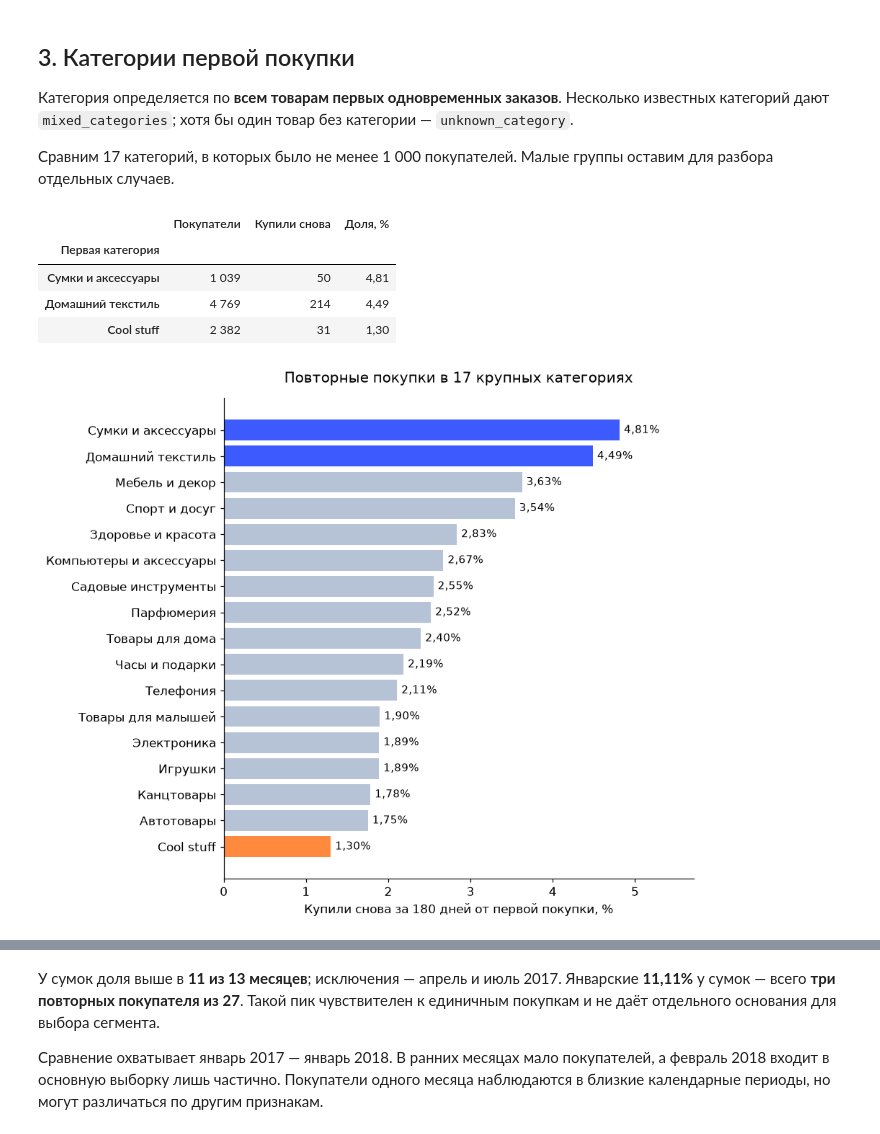
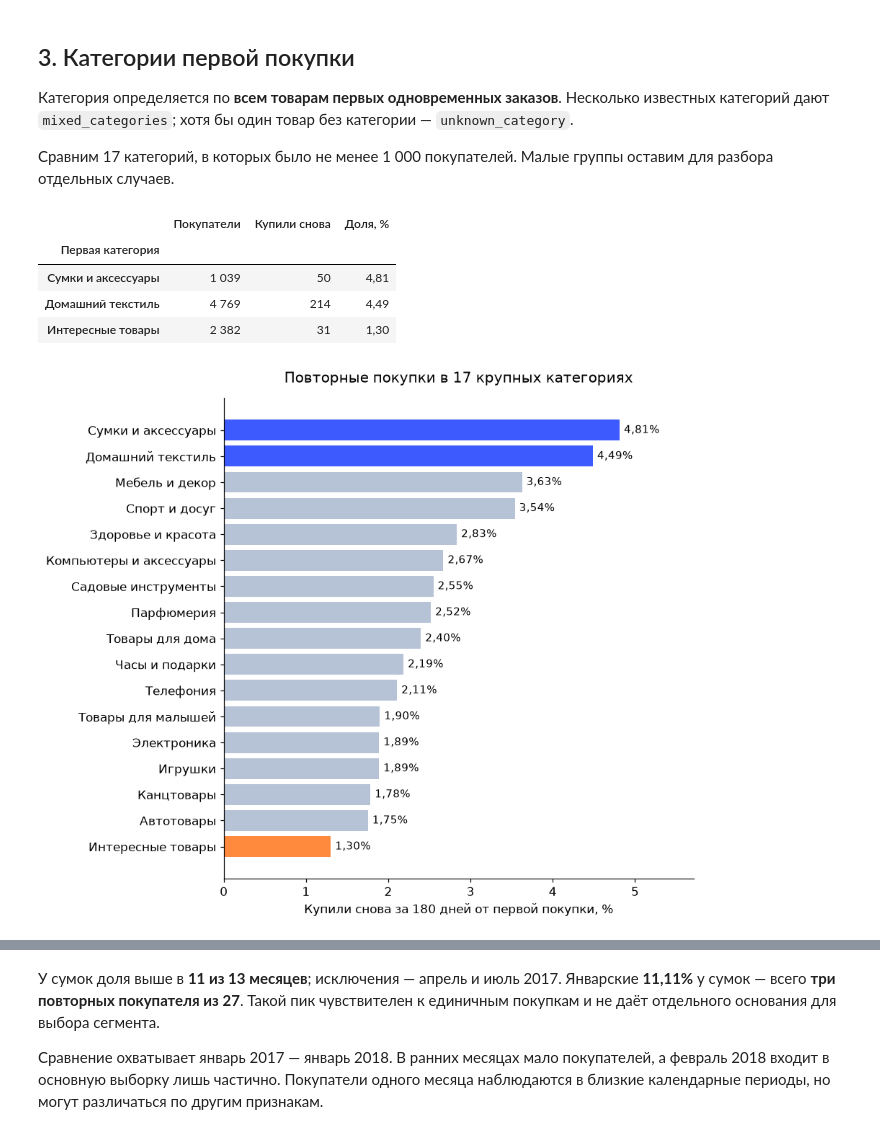
Before and after one commit to Alina-lab/ecommerce-retention-analysis, a Jupyter notebook: olist_retention_analysis.ipynb, the cells around one changed output, grey strips where cells are left out. Cells and saved outputs as stored; diff of their text form; code cells hidden in the pictures.

```diff
--- a/olist_retention_analysis.ipynb
+++ b/olist_retention_analysis.ipynb
@@ -81,35 +75,35 @@ names = {
     "health_beauty": "Здоровье и красота",
     "furniture_decor": "Мебель и декор",
     "computers_accessories": "Компьютеры и аксессуары",
     "housewares": "Товары для дома",
     "toys": "Игрушки",
-    "cool_stuff": "Cool stuff",
+    "cool_stuff": "Интересные товары",
     "watches_gifts": "Часы и подарки",
     "telephony": "Телефония",
     "garden_tools": "Садовые инструменты",
     "perfumery": "Парфюмерия",
     "auto": "Автотовары",
     "baby": "Товары для малышей",
     "stationery": "Канцтовары",
     "electronics": "Электроника",
     "fashion_bags_accessories": "Сумки и аксессуары",
 }
 categories = data.groupby("first_category")["returned_180"].agg(
     buyers="size", returned_buyers="sum"
 )
 categories["repeat_rate_pct"] = categories["returned_buyers"] / categories["buyers"] * 100
 selected = ["fashion_bags_accessories", "bed_bath_table", "cool_stuff"]
 category_table = categories.loc[selected].rename(index=names, columns={
     "buyers": "Покупатели", "returned_buyers": "Купили снова", "repeat_rate_pct": "Доля, %"
 })
 category_table.index.name = "Первая категория"
 display(category_table.style.format(precision=2, decimal=",", thousands=" "))
 # %% [output]
 |  | Покупатели | Купили снова | Доля, % |
 | Первая категория |  |  |  |
 | Сумки и аксессуары | 1 039 | 50 | 4,81 |
 | Домашний текстиль | 4 769 | 214 | 4,49 |
-| Cool stuff | 2 382 | 31 | 1,30 |
+| Интересные товары | 2 382 | 31 | 1,30 |
 # %%
 ranking = categories[categories["buyers"].ge(1000)].sort_values("repeat_rate_pct")
 colors = [
@@ -130,5 +124,5 @@ ax.set_ylabel("")
 plt.tight_layout()
 plt.show()
 # %% [output]
-[figure, old version]
+[figure, new version]
 # %% [markdown]
```
Also changed, not shown: parts of 7 cells of this notebook, 1 other file.
